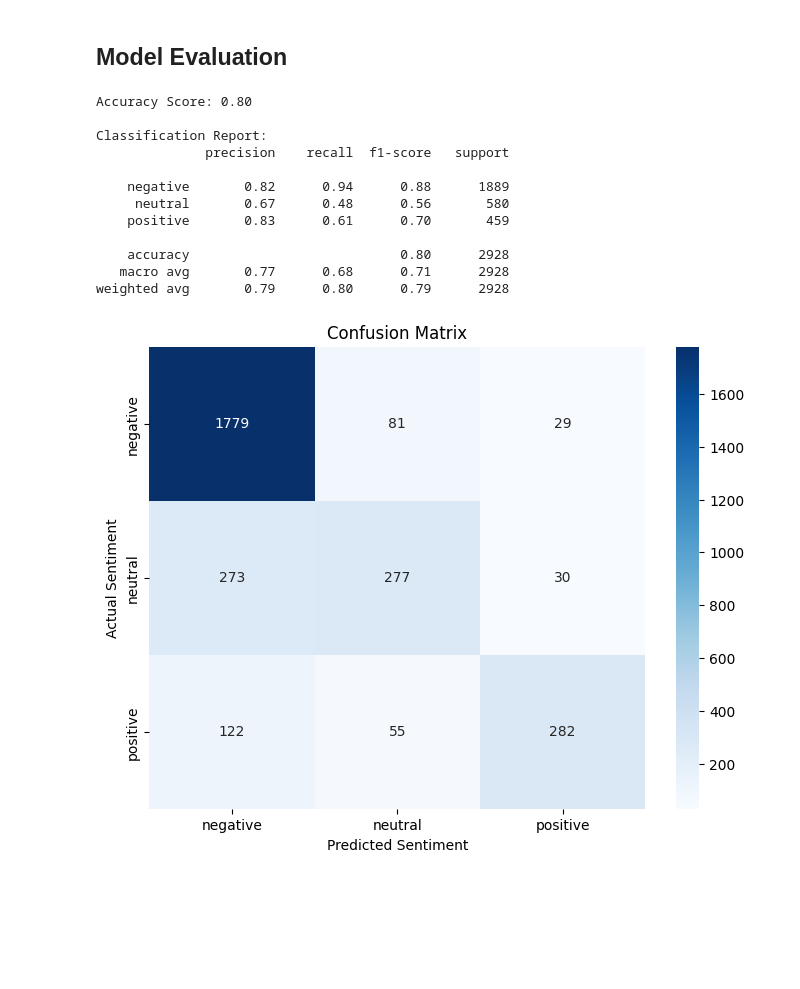
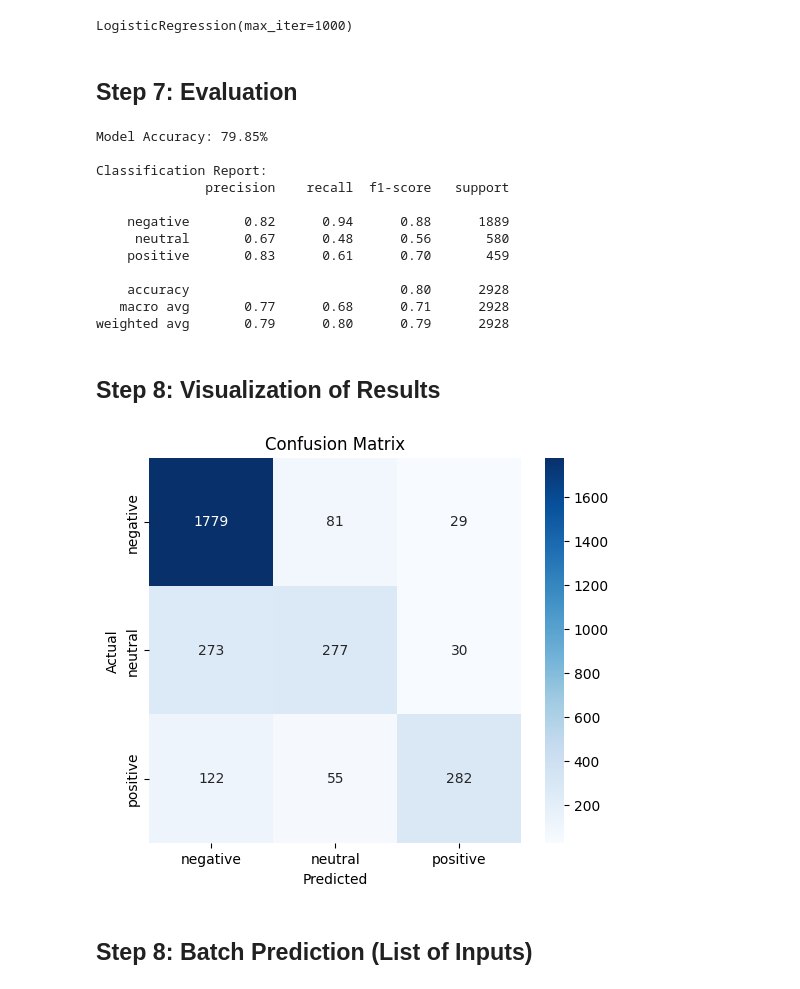
Before and after one commit to MoayadBatwa/NLP-SentimentAnalysis, a Jupyter notebook: SentimentAnalysis_NLP.ipynb, the cells around one changed output. Drawn from its saved outputs; the diff is of its cells as text; code cells hidden in the pictures; blank space fills up the shorter version.

```diff
--- a/SentimentAnalysis_NLP.ipynb
+++ b/SentimentAnalysis_NLP.ipynb
@@ -190,38 +115,42 @@ Model training complete!
+# %%
+model = LogisticRegression(max_iter=1000)
+model.fit(X_train, y_train)
+# %% [output]
+LogisticRegression(max_iter=1000)
 # %% [markdown]
-## Model Evaluation
+## Step 7: Evaluation
+# %%
+y_pred = model.predict(X_test)
+
+accuracy = accuracy_score(y_test, y_pred)
+print(f"Model Accuracy: {accuracy*100:.2f}%")
+print("\nClassification Report:")
+print(classification_report(y_test, y_pred))
+# %% [output]
+Model Accuracy: 79.85%
+
+Classification Report:
+              precision    recall  f1-score   support
+
+    negative       0.82      0.94      0.88      1889
+     neutral       0.67      0.48      0.56       580
+    positive       0.83      0.61      0.70       459
+
+    accuracy                           0.80      2928
+   macro avg       0.77      0.68      0.71      2928
+weighted avg       0.79      0.80      0.79      2928
+# %% [markdown]
+## Step 8: Visualization of Results
 # %%
-# --- 1. Make Predictions ---
-y_pred = model.predict(X_test)
-
-# --- 2. Calculate Metrics ---
-accuracy = accuracy_score(y_test, y_pred)
-print(f"Accuracy Score: {accuracy:.2f}")
-
-print("\nClassification Report:")
-print(classification_report(y_test, y_pred))
-
-# --- 3. Visualizing Results (Confusion Matrix) ---
-# This satisfies the requirement for "visuals like charts, confusion matrices" [cite: 44]
 cm = confusion_matrix(y_test, y_pred)
-
-plt.figure(figsize=(8,6))
+plt.figure(figsize=(6,5))
 sns.heatmap(cm, annot=True, fmt='d', cmap='Blues',
             xticklabels=model.classes_, yticklabels=model.classes_)
-plt.ylabel('Actual Sentiment')
-plt.xlabel('Predicted Sentiment')
 plt.title('Confusion Matrix')
+plt.xlabel('Predicted')
+plt.ylabel('Actual')
 plt.show()
 # %% [output]
-Accuracy Score: 0.80
-
-Classification Report:
-              precision    recall  f1-score   support
-
-    negative       0.82      0.94      0.88      1889
-     neutral       0.67      0.48      0.56       580
-    positive       0.83      0.61      0.70       459
-
-    accuracy                           0.80      2928
-   macro avg       0.77      0.68      0.71      2928
-weighted avg       0.79      0.80      0.79      2928
-[figure, old version]
+[figure, new version]
+# %% [markdown]
+## Step 8: Batch Prediction (List of Inputs)
```
Also changed, not shown: parts of 19 cells of this notebook.
